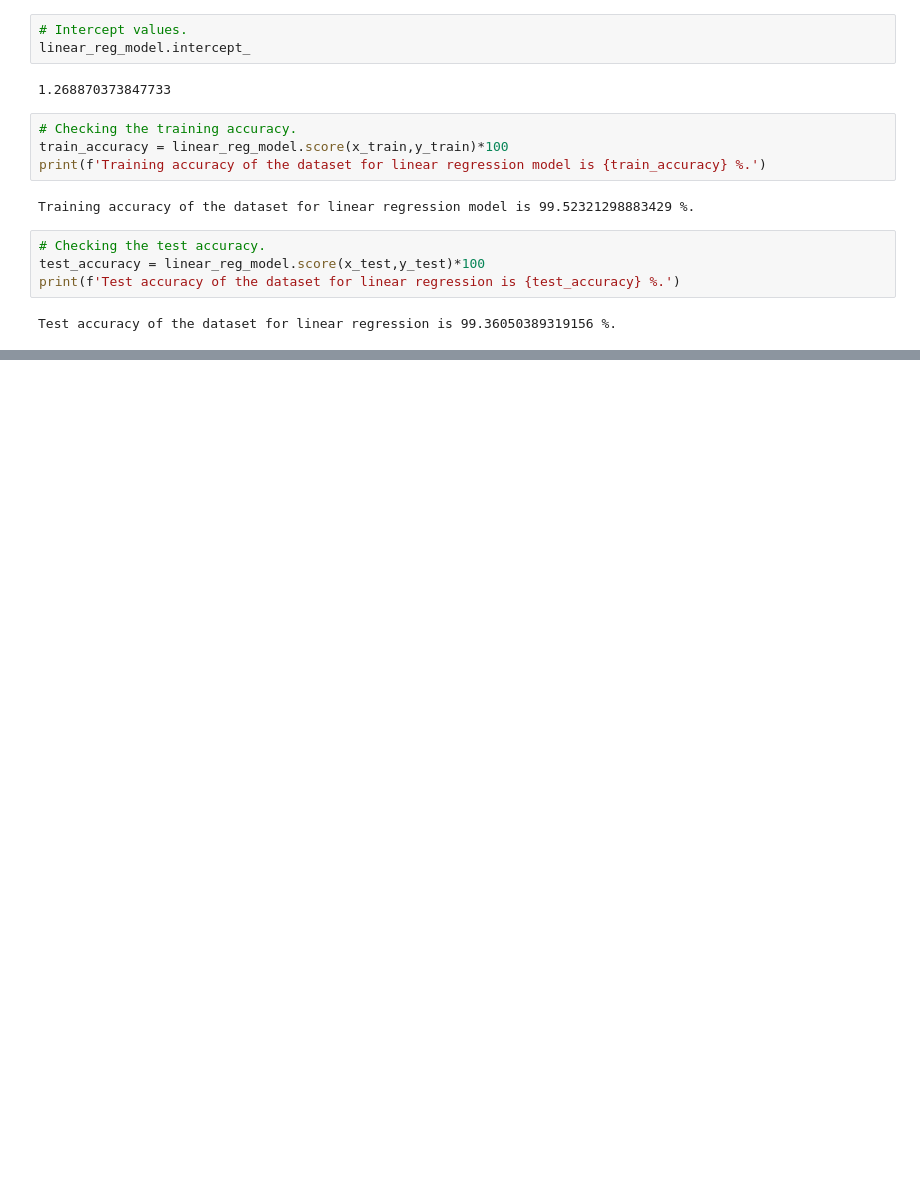
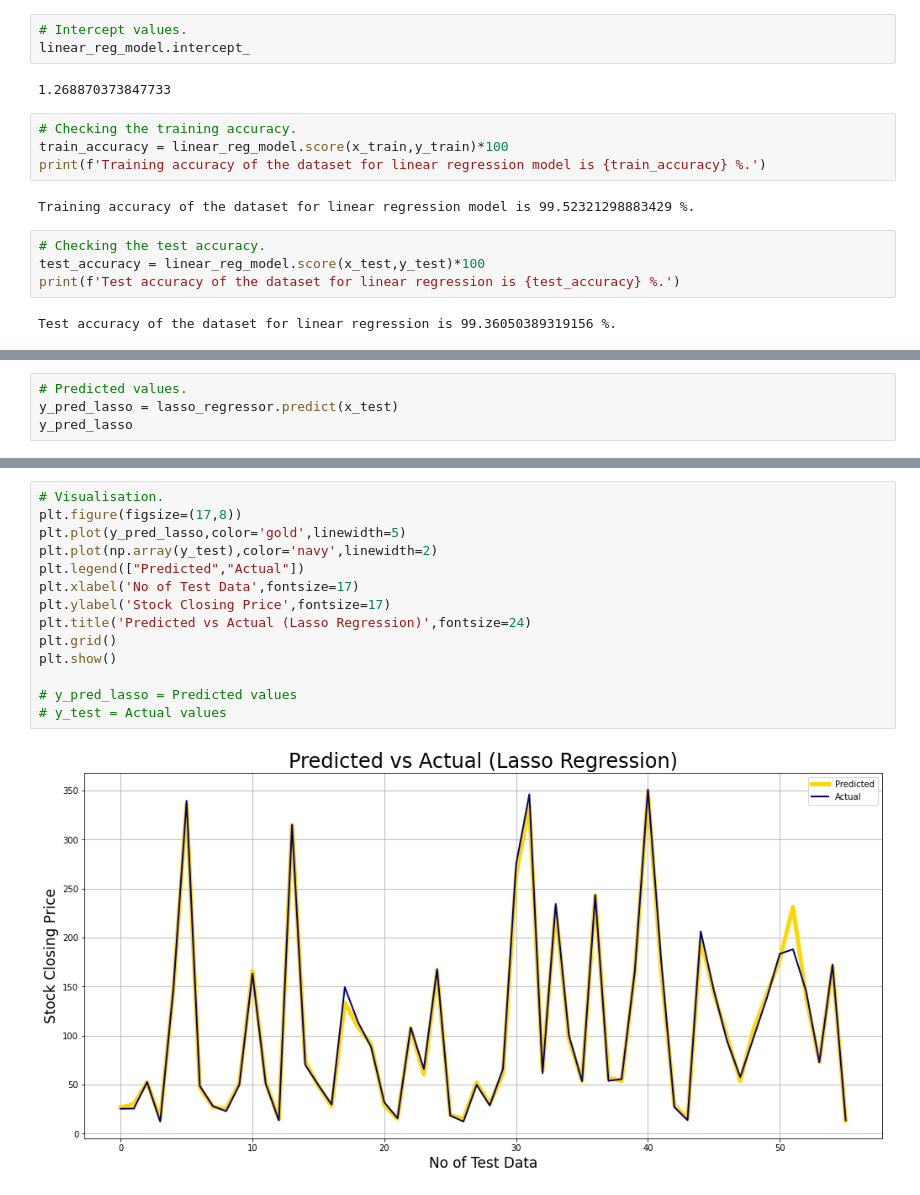
Before and after one commit to Arka1212/Yes-Bank-Stock-Closing-Price-Predcition, a Jupyter notebook: Yes_Bank_Stock_Closing_Price_Prediction_(ML_capstone).ipynb, the cells around one changed output, grey strips where cells are left out. Saved outputs shown, nothing was run; the diff lists cells and outputs as text; blank space fills up the shorter version.

```diff
--- a/Yes_Bank_Stock_Closing_Price_Prediction_(ML_capstone).ipynb
+++ b/Yes_Bank_Stock_Closing_Price_Prediction_(ML_capstone).ipynb
@@ -348,0 +532,4 @@ y_pred = linear_reg_model.predict(x_test)
+# %%
+# Predicted values.
+y_pred_lasso = lasso_regressor.predict(x_test)
+y_pred_lasso
@@ -348,0 +569,16 @@ y_pred = linear_reg_model.predict(x_test)
+# %%
+# Visualisation.
+plt.figure(figsize=(17,8))
+plt.plot(y_pred_lasso,color='gold',linewidth=5)
+plt.plot(np.array(y_test),color='navy',linewidth=2)
+plt.legend(["Predicted","Actual"])
+plt.xlabel('No of Test Data',fontsize=17)
+plt.ylabel('Stock Closing Price',fontsize=17)
+plt.title('Predicted vs Actual (Lasso Regression)',fontsize=24)
+plt.grid()
+plt.show()
+
+# y_pred_lasso = Predicted values
+# y_test = Actual values
+# %% [output]
+[figure, added]
```
Also changed, not shown: parts of 36 cells of this notebook.
